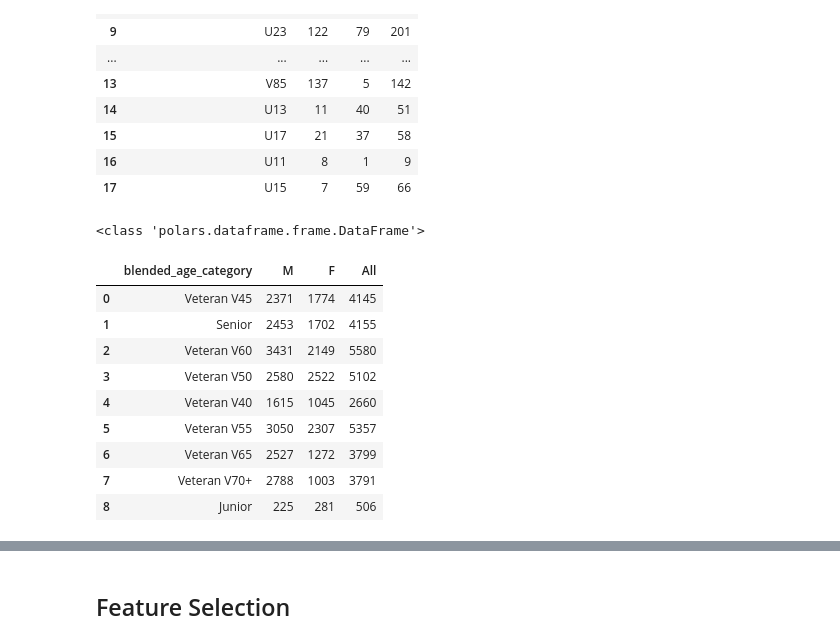
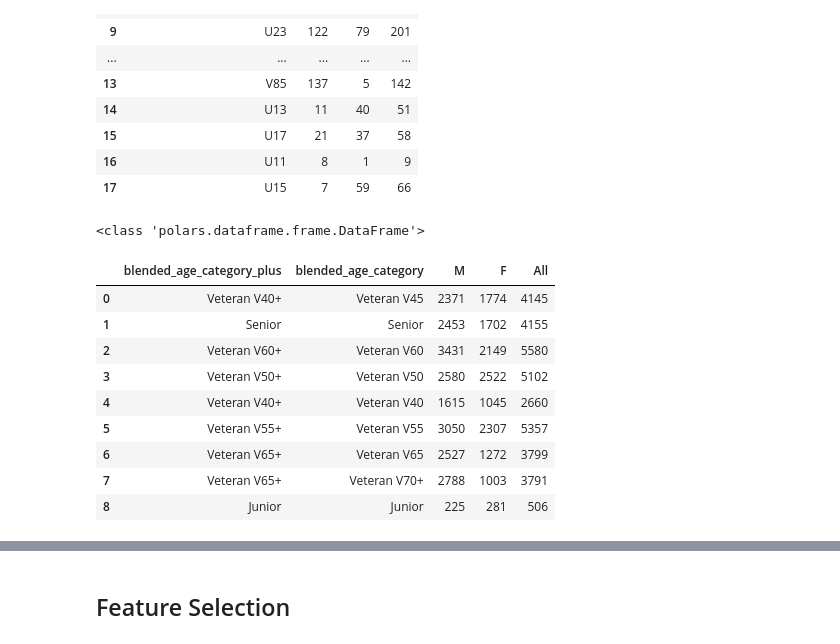
Before and after one commit to CoderGregH/wsfrl, a Jupyter notebook: Predictors/Age/HowOldAreThey.ipynb, the cells around one changed output, grey strips where cells are left out. Drawn from its saved outputs; the diff is of its cells as text; code cells hidden in the pictures.

Commit message:
Added an even high level category and added club to the mix

```diff
--- a/Predictors/Age/HowOldAreThey.ipynb
+++ b/Predictors/Age/HowOldAreThey.ipynb
@@ -123,38 +123,63 @@ age_category_mapping = {
     "V95": "Veteran V70+"
 }
 
+age_category_mapping_plus = {
+    "SEN": "Senior",
+    "TBC": "Junior",
+    "U11": "Junior",
+    "U13": "Junior",
+    "U15": "Junior",
+    "U17": "Junior",
+    "U20": "Junior",
+    "U23": "Junior",
+    "V35": "Senior",
+    "V40": "Veteran V40+",
+    "V45": "Veteran V40+",
+    "V50": "Veteran V50+",
+    "V55": "Veteran V55+",
+    "V60": "Veteran V60+",
+    "V65": "Veteran V65+",
+    "V70": "Veteran V65+",
+    "V75": "Veteran V65+",
+    "V80": "Veteran V65+",
+    "V85": "Veteran V65+",
+    "V95": "Veteran V65+"
+}
+
 
 df_ages = df_ages.with_columns((pl.col("p_of_10_road_age_category").map_elements(lambda x: age_category_mapping.get(x), return_dtype=pl.String).alias(str(WsfrlColumnForAgesGenerated.BlendedAgeCategory))))
+
+df_ages = df_ages.with_columns((pl.col("p_of_10_road_age_category").map_elements(lambda x: age_category_mapping_plus.get(x), return_dtype=pl.String).alias(str(WsfrlColumnForAgesGenerated.BlendedAgeCategoryPlus))))
 # %%
- # Pivot the DataFrame
+# Pivot the DataFrame
 # Assuming df_ages is your Polars DataFrame
 pivot_df_blended_age_cat = df_ages.pivot(
     values=[WsfrlColumnForAgesGenerated.BlendedAgeCategory],  # Use "*" to count all occurrences
-    index=WsfrlColumnForAgesGenerated.BlendedAgeCategory,
+    index=[WsfrlColumnForAgesGenerated.BlendedAgeCategoryPlus,WsfrlColumnForAgesGenerated.BlendedAgeCategory],
     on=WsfrlColumnOverall.Gender,
     aggregate_function="len"
 ).to_pandas()
 
 print(type(df_ages))
 # # Sum the counts across gender columns to create a row total
 # pivot_df = pivot_df.with_column(
 #     pl.sum_horizontal(pivot_df.select(pl.col(WsfrlColumnOverall.Gender).unique())).alias("row_total")
 # )
 pivot_df_blended_age_cat["All"] = pivot_df_blended_age_cat["M"] + pivot_df_blended_age_cat["F"]
 
 display(pivot_df_blended_age_cat)
 # %% [output]
 <class 'polars.dataframe.frame.DataFrame'>
-|  | blended_age_category | M | F | All |
-| 0 | Veteran V45 | 2371 | 1774 | 4145 |
-| 1 | Senior | 2453 | 1702 | 4155 |
-| 2 | Veteran V60 | 3431 | 2149 | 5580 |
-| 3 | Veteran V50 | 2580 | 2522 | 5102 |
-| 4 | Veteran V40 | 1615 | 1045 | 2660 |
-| 5 | Veteran V55 | 3050 | 2307 | 5357 |
-| 6 | Veteran V65 | 2527 | 1272 | 3799 |
-| 7 | Veteran V70+ | 2788 | 1003 | 3791 |
-| 8 | Junior | 225 | 281 | 506 |
+|  | blended_age_category_plus | blended_age_category | M | F | All |
+| 0 | Veteran V40+ | Veteran V45 | 2371 | 1774 | 4145 |
+| 1 | Senior | Senior | 2453 | 1702 | 4155 |
+| 2 | Veteran V60+ | Veteran V60 | 3431 | 2149 | 5580 |
+| 3 | Veteran V50+ | Veteran V50 | 2580 | 2522 | 5102 |
+| 4 | Veteran V40+ | Veteran V40 | 1615 | 1045 | 2660 |
+| 5 | Veteran V55+ | Veteran V55 | 3050 | 2307 | 5357 |
+| 6 | Veteran V65+ | Veteran V65 | 2527 | 1272 | 3799 |
+| 7 | Veteran V65+ | Veteran V70+ | 2788 | 1003 | 3791 |
+| 8 | Junior | Junior | 225 | 281 | 506 |
 # %%
 # Remove all junior as they are a tiny sub population
 df_ages = df_ages.filter(
```
Also changed, not shown: parts of 12 cells of this notebook, 1 other file.
